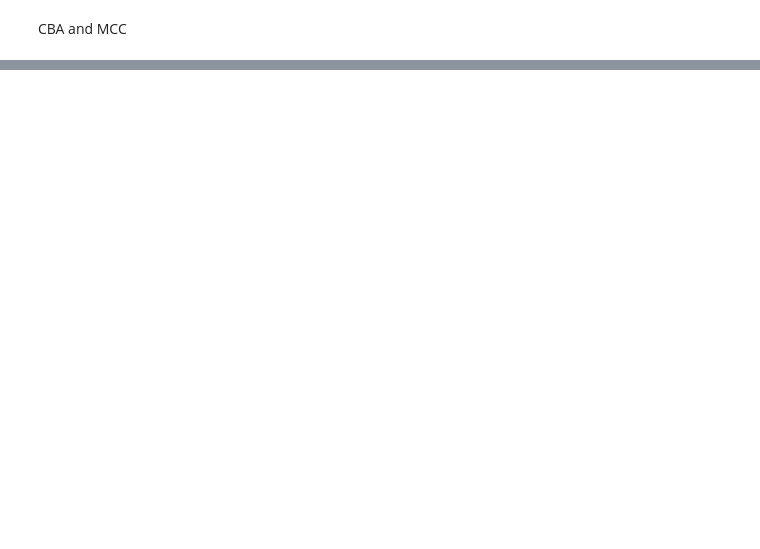
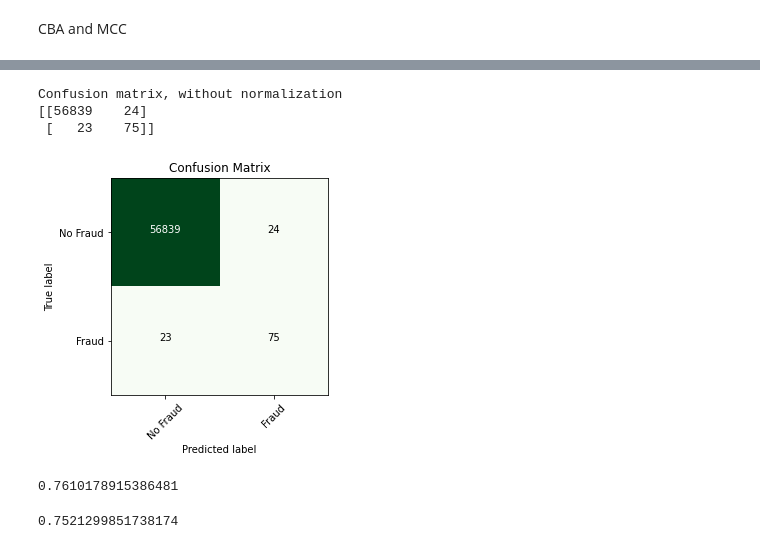
Before and after one commit to melihkurtaran/Fraud_Detection, a Jupyter notebook: FraudDetection.ipynb, the cells around one changed output, grey strips where cells are left out. Drawn from its saved outputs; the diff is of its cells as text; code cells hidden in the pictures; blank space fills up the shorter version.

```diff
--- a/FraudDetection.ipynb
+++ b/FraudDetection.ipynb
@@ -494,0 +509,9 @@ plt.show()
+# %%
+# Compute the ratio of negative to positive examples
+neg_pos_ratio = len(original_ytrain[original_ytrain==0]) / len(original_ytrain[original_ytrain==1])
+
+# Create the XGBClassifier with scale_pos_weight
+xgb_clf = xgb.XGBClassifier(n_estimators=500, learning_rate=0.01, max_depth=5, scale_pos_weight=neg_pos_ratio, random_state=42)
+
+# Fit the model to the training data
+xgb_clf.fit(original_Xtrain, original_ytrain)
@@ -494,0 +530,27 @@ plt.show()
+# %%
+# Predict the labels of the test data using the trained model
+y_pred = xgb_clf.predict(original_Xtest)
+y_pred_xgb = (y_pred > 0.5).astype('int')
+
+labels = ['No Fraud', 'Fraud']
+
+# Calculate the confusion matrix
+cm_xgb = confusion_matrix(original_ytest, y_pred_xgb)
+
+# Plot the confusion matrix
+plot_confusion_matrix(cm_xgb,labels,title="Confusion Matrix",cmap=plt.cm.Greens)
+# %% [output]
+Confusion matrix, without normalization
+[[56839    24]
+ [   23    75]]
+[figure, added]
+# %%
+mcc = matthews_corrcoef(original_ytest, y_pred_xgb)
+mcc
+# %% [output]
+0.7610178915386481
+# %%
+cba = (cm_1[0][0] / (cm_xgb[0][0] + cm_xgb[0][1])) * (cm_xgb[1][1] / (cm_xgb[1][0] + cm_xgb[1][1]))
+cba
+# %% [output]
+0.7521299851738174
```
Also changed, not shown: parts of 14 cells of this notebook.
